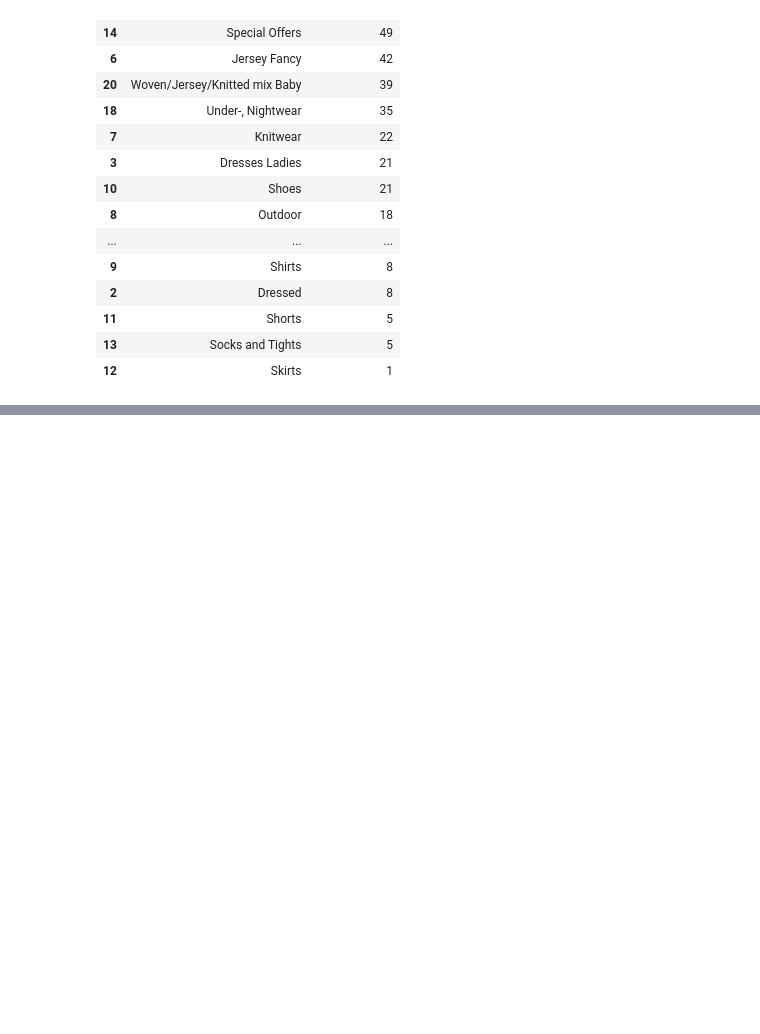
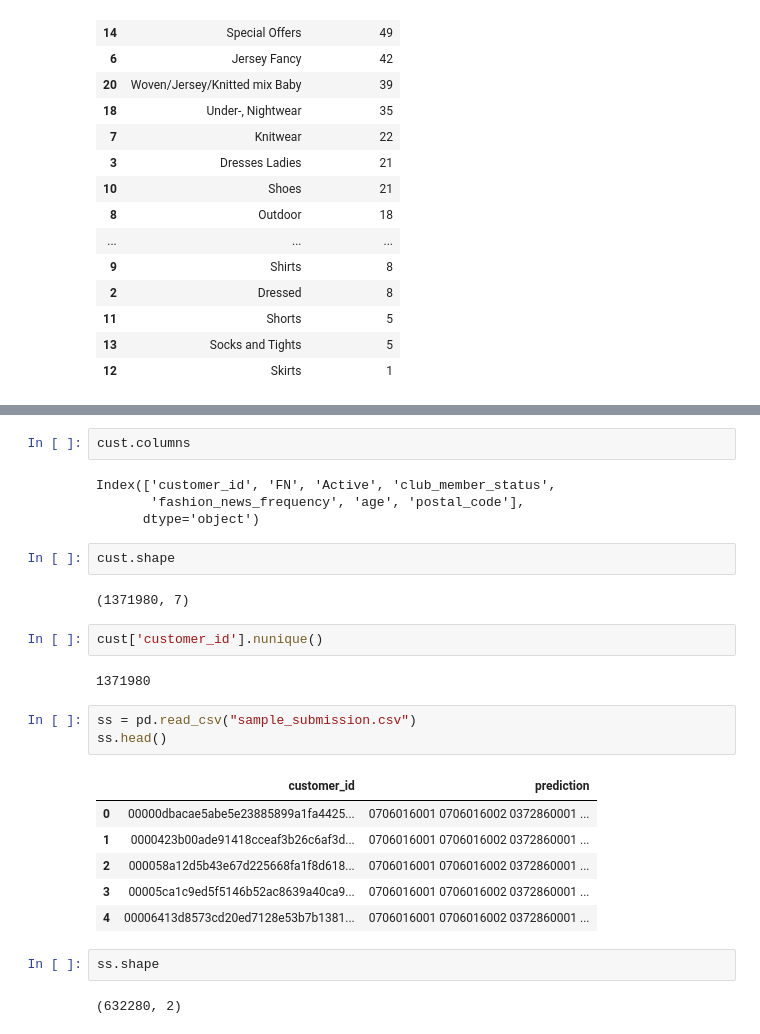
Before and after one commit to Arfameher/H-M-Recommendations---Kaggle, a Jupyter notebook: Data_exploration.ipynb, the cells around one changed output, grey strips where cells are left out. Cells and saved outputs as stored; diff of their text form; blank space fills up the shorter version.

```diff
--- a/Data_exploration.ipynb
+++ b/Data_exploration.ipynb
@@ -131,0 +261,28 @@ cust.head()
+# %%
+cust.columns
+# %% [output]
+Index(['customer_id', 'FN', 'Active', 'club_member_status',
+       'fashion_news_frequency', 'age', 'postal_code'],
+      dtype='object')
+# %%
+cust.shape
+# %% [output]
+(1371980, 7)
+# %%
+cust['customer_id'].nunique()
+# %% [output]
+1371980
+# %%
+ss = pd.read_csv("sample_submission.csv")
+ss.head()
+# %% [output]
+|  | customer_id | prediction |
+| 0 | 00000dbacae5abe5e23885899a1fa4425... | 0706016001 0706016002 0372860001 ... |
+| 1 | 0000423b00ade91418cceaf3b26c6af3d... | 0706016001 0706016002 0372860001 ... |
+| 2 | 000058a12d5b43e67d225668fa1f8d618... | 0706016001 0706016002 0372860001 ... |
+| 3 | 00005ca1c9ed5f5146b52ac8639a40ca9... | 0706016001 0706016002 0372860001 ... |
+| 4 | 00006413d8573cd20ed7128e53b7b1381... | 0706016001 0706016002 0372860001 ... |
+# %%
+ss.shape
+# %% [output]
+(632280, 2)
```
Also changed, not shown: parts of 7 cells of this notebook.
